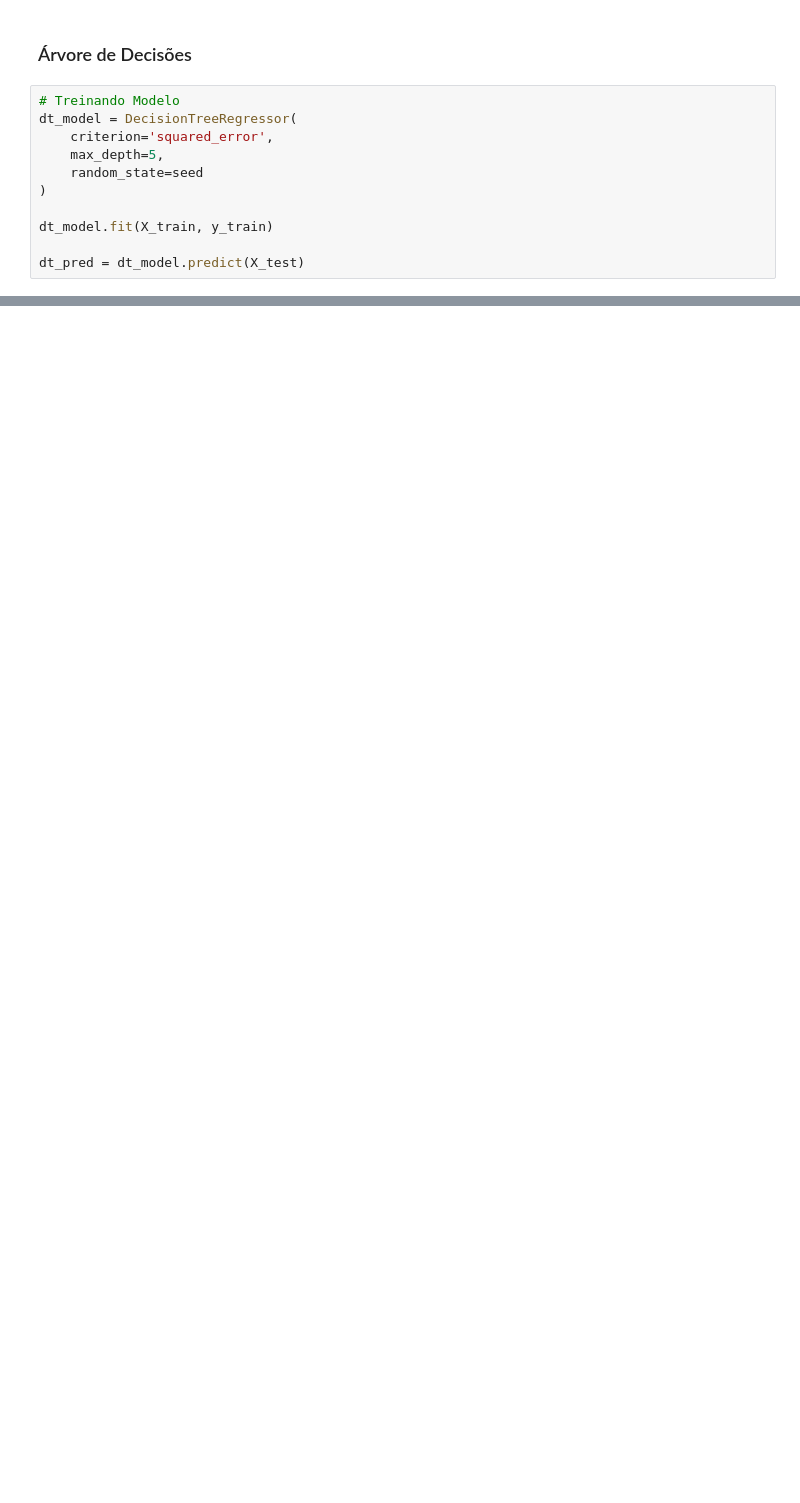
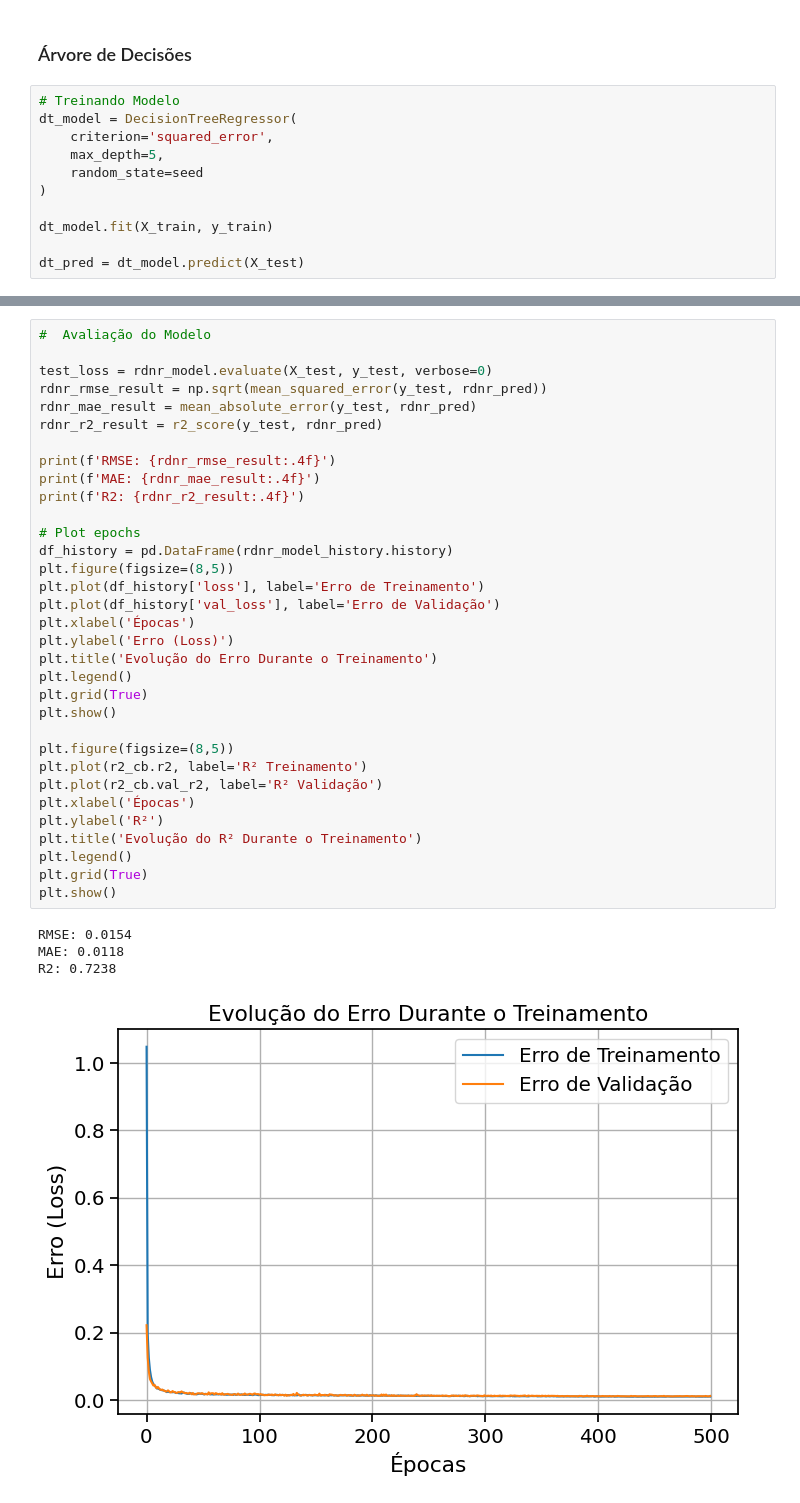
Before and after one commit to t-dlsantos/house-rent-regression-prediction, a Jupyter notebook: house-rent-regression.ipynb, the cells around one changed output, grey strips where cells are left out. Cells and saved outputs as stored; diff of their text form; blank space fills up the shorter version.

```diff
--- a/house-rent-regression.ipynb
+++ b/house-rent-regression.ipynb
@@ -608,0 +648,38 @@ R2: 0.7474
+# %%
+#  Avaliação do Modelo
+
+test_loss = rdnr_model.evaluate(X_test, y_test, verbose=0)
+rdnr_rmse_result = np.sqrt(mean_squared_error(y_test, rdnr_pred))
+rdnr_mae_result = mean_absolute_error(y_test, rdnr_pred)
+rdnr_r2_result = r2_score(y_test, rdnr_pred)
+
+print(f'RMSE: {rdnr_rmse_result:.4f}')
+print(f'MAE: {rdnr_mae_result:.4f}')
+print(f'R2: {rdnr_r2_result:.4f}')
+
+# Plot epochs
+df_history = pd.DataFrame(rdnr_model_history.history)
+plt.figure(figsize=(8,5))
+plt.plot(df_history['loss'], label='Erro de Treinamento')
+plt.plot(df_history['val_loss'], label='Erro de Validação')
+plt.xlabel('Épocas')
+plt.ylabel('Erro (Loss)')
+plt.title('Evolução do Erro Durante o Treinamento')
+plt.legend()
+plt.grid(True)
+plt.show()
+
+plt.figure(figsize=(8,5))
+plt.plot(r2_cb.r2, label='R² Treinamento')
+plt.plot(r2_cb.val_r2, label='R² Validação')
+plt.xlabel('Épocas')
+plt.ylabel('R²')
+plt.title('Evolução do R² Durante o Treinamento')
+plt.legend()
+plt.grid(True)
+plt.show()
+# %% [output]
+RMSE: 0.0154
+MAE: 0.0118
+R2: 0.7238
+[figure, added]
```
Also changed, not shown: parts of 17 cells of this notebook.
